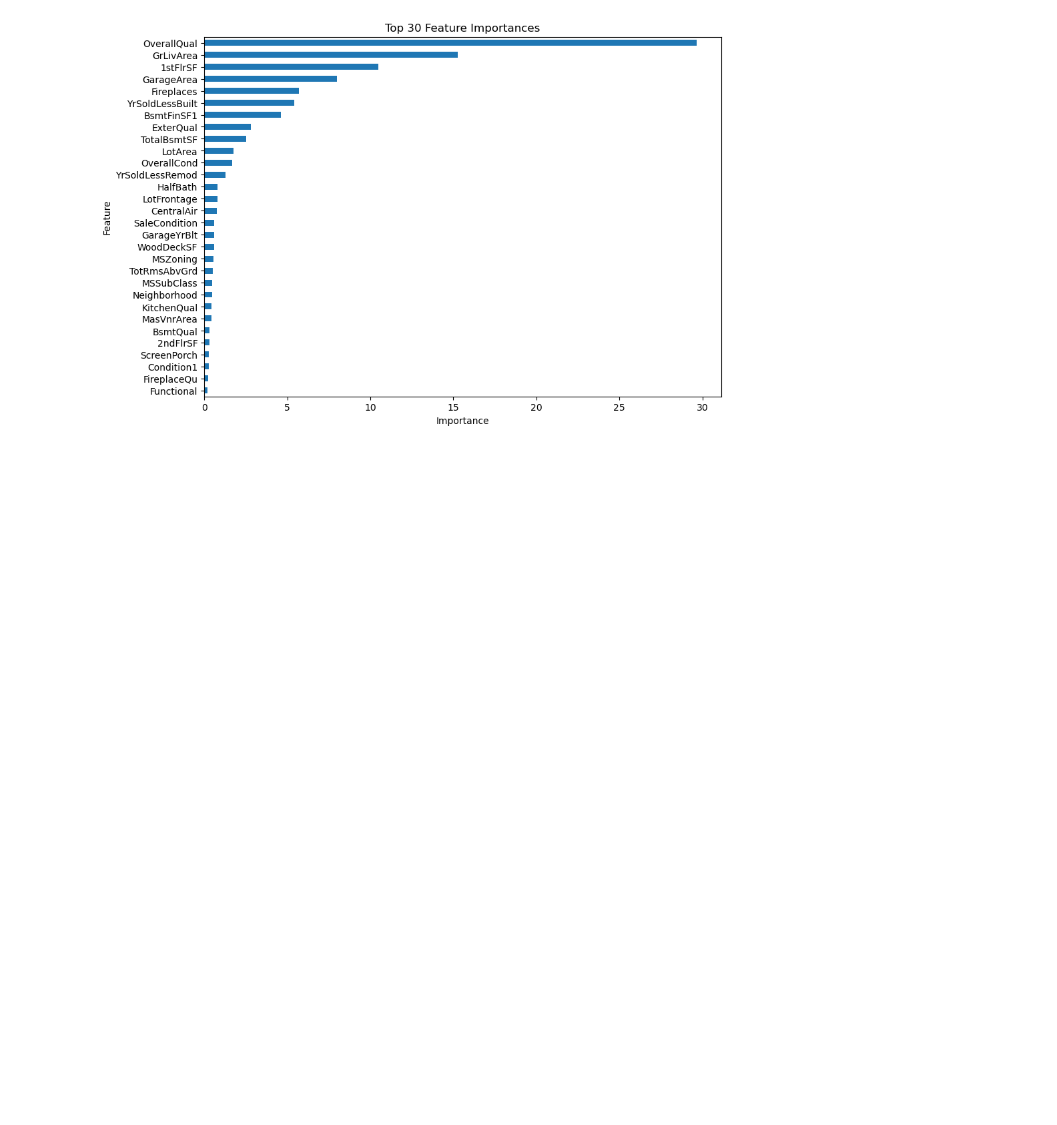
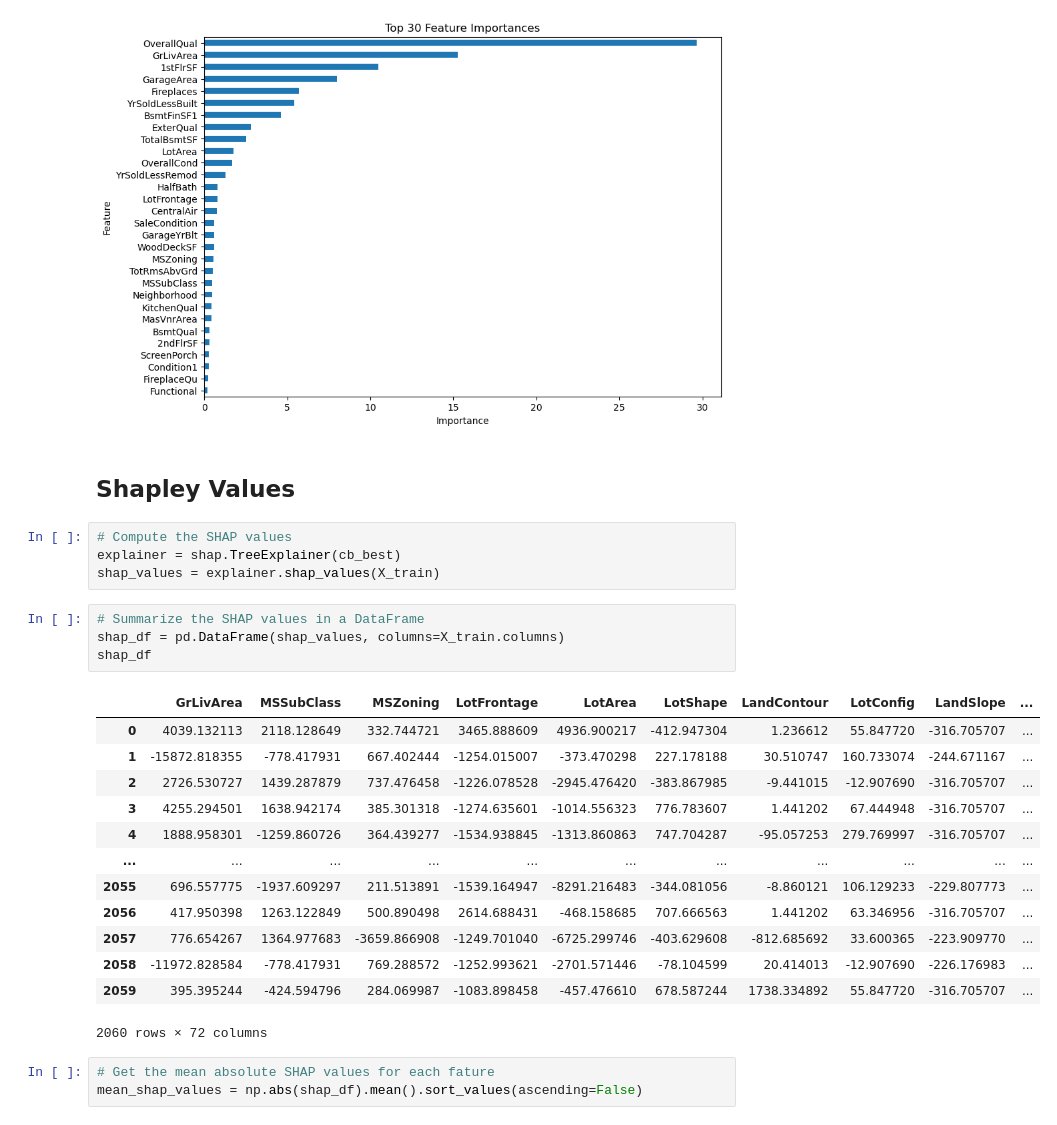
Before and after one commit to bassoonelephant/ames, a Jupyter notebook: ames-model-catb.ipynb, the cells around one changed output. Cells and saved outputs as stored; diff of their text form; blank space fills up the shorter version.

```diff
--- a/ames-model-catb.ipynb
+++ b/ames-model-catb.ipynb
@@ -247,3 +248,30 @@ plt.ylabel("Feature")
 plt.show()
 # %% [output]
 [figure]
+# %% [markdown]
+## Shapley Values
+# %%
+# Compute the SHAP values
+explainer = shap.TreeExplainer(cb_best)
+shap_values = explainer.shap_values(X_train)
+# %%
+# Summarize the SHAP values in a DataFrame
+shap_df = pd.DataFrame(shap_values, columns=X_train.columns)
+shap_df
+# %% [output]
+|  | GrLivArea | MSSubClass | MSZoning | LotFrontage | LotArea | LotShape | LandContour | LotConfig | LandSlope | ... |
+| 0 | 4039.132113 | 2118.128649 | 332.744721 | 3465.888609 | 4936.900217 | -412.947304 | 1.236612 | 55.847720 | -316.705707 | ... |
+| 1 | -15872.818355 | -778.417931 | 667.402444 | -1254.015007 | -373.470298 | 227.178188 | 30.510747 | 160.733074 | -244.671167 | ... |
+| 2 | 2726.530727 | 1439.287879 | 737.476458 | -1226.078528 | -2945.476420 | -383.867985 | -9.441015 | -12.907690 | -316.705707 | ... |
+| 3 | 4255.294501 | 1638.942174 | 385.301318 | -1274.635601 | -1014.556323 | 776.783607 | 1.441202 | 67.444948 | -316.705707 | ... |
+| 4 | 1888.958301 | -1259.860726 | 364.439277 | -1534.938845 | -1313.860863 | 747.704287 | -95.057253 | 279.769997 | -316.705707 | ... |
+| ... | ... | ... | ... | ... | ... | ... | ... | ... | ... | ... |
+| 2055 | 696.557775 | -1937.609297 | 211.513891 | -1539.164947 | -8291.216483 | -344.081056 | -8.860121 | 106.129233 | -229.807773 | ... |
+| 2056 | 417.950398 | 1263.122849 | 500.890498 | 2614.688431 | -468.158685 | 707.666563 | 1.441202 | 63.346956 | -316.705707 | ... |
+| 2057 | 776.654267 | 1364.977683 | -3659.866908 | -1249.701040 | -6725.299746 | -403.629608 | -812.685692 | 33.600365 | -223.909770 | ... |
+| 2058 | -11972.828584 | -778.417931 | 769.288572 | -1252.993621 | -2701.571446 | -78.104599 | 20.414013 | -12.907690 | -226.176983 | ... |
+| 2059 | 395.395244 | -424.594796 | 284.069987 | -1083.898458 | -457.476610 | 678.587244 | 1738.334892 | 55.847720 | -316.705707 | ... |
+2060 rows × 72 columns
+# %%
+# Get the mean absolute SHAP values for each fature
+mean_shap_values = np.abs(shap_df).mean().sort_values(ascending=False)
```
Also changed, not shown: parts of 4 cells of this notebook.
